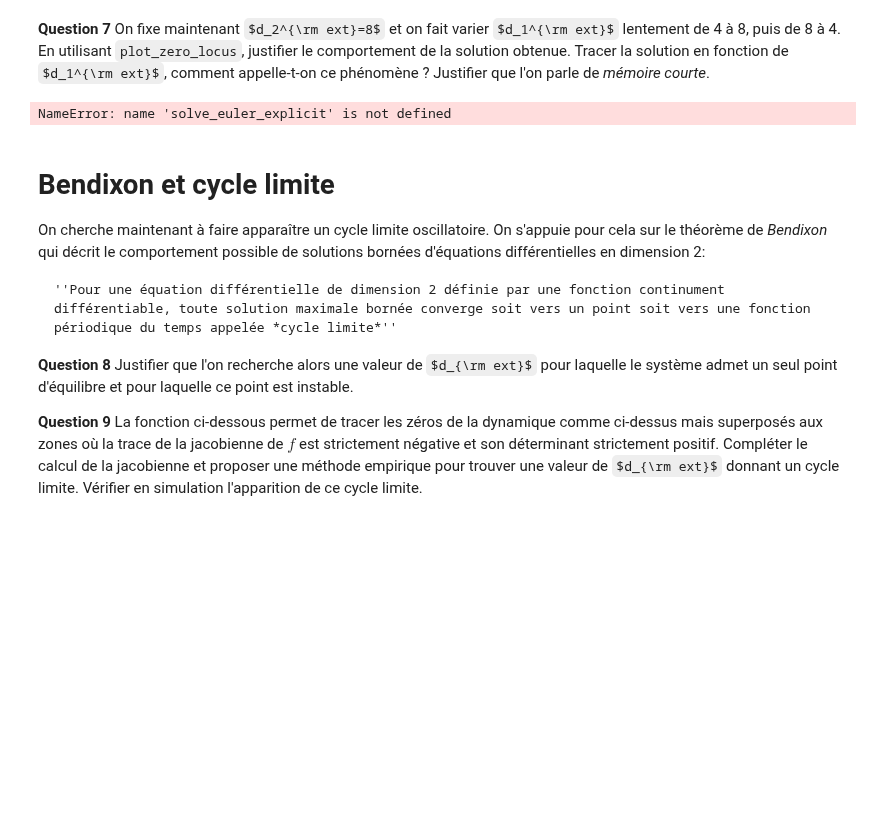
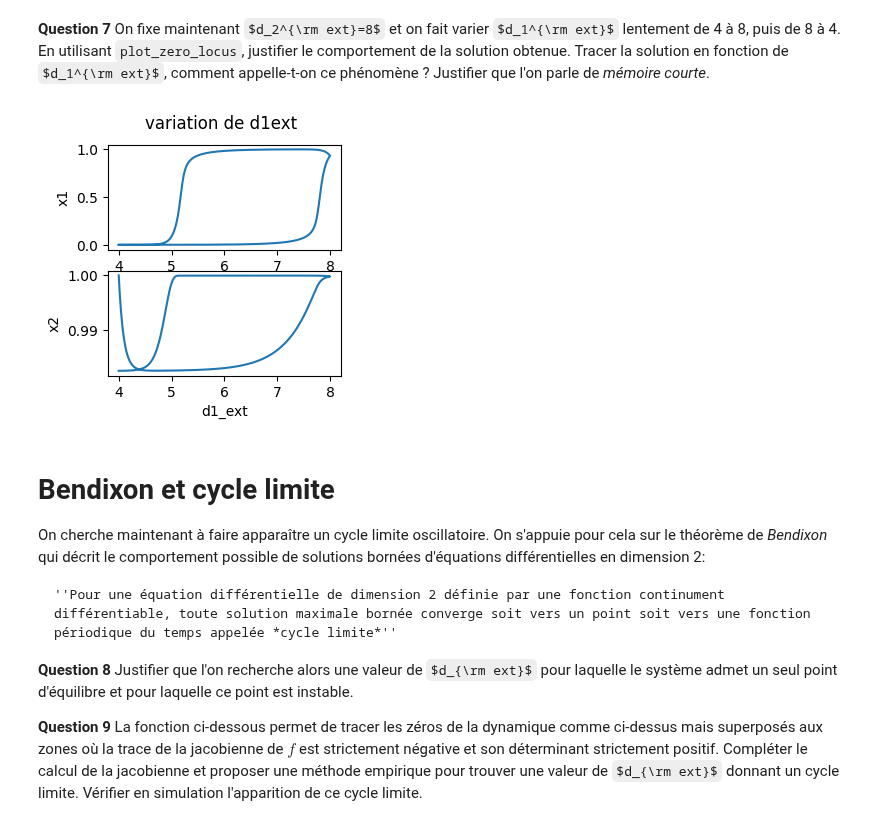
Before and after one commit to VDeumier/Projet_UE11, a Jupyter notebook: Projet Equations Différentielles.ipynb, the cells around one changed output. Drawn from its saved outputs; the diff is of its cells as text; code cells hidden in the pictures; some formulas as TeX source; blank space fills up the shorter version.

```diff
--- a/Projet Equations Différentielles.ipynb
+++ b/Projet Equations Différentielles.ipynb
@@ -198,15 +200,16 @@ Simulation des trajectoires
 **Question 4** Compléter la fonction ``solve_euler_explicit`` ci-dessous prenant en entrée une fonction $f: \mathbb{R}\times\mathbb{R}^n \to \mathbb{R}^n$ quelconque, une condition initiale $x_0$, un pas de temps $dt$, les temps initiaux et finaux, et renvoyant e vecteur des temps $t^j$ et de la solution $x^j$ du schéma d'Euler explicite appliqué à $\dot{x}=f(t,x)$.
 # %%
 def solve_euler_explicit(f, x0, dt, t0, tf):
-    n_iter=int((tf-t0)/dt)+1
-    time=[t0+i*dt for i in range(n_iter)]
-    resul=np.zeros((n_iter,n_iter))
-    while t<tf:
-        x=result[-1]
-        result.append(x+dt*f(t,x))
-        t+=dt
+    time=[t0]
+    values=[x0]
+    t=t0
+    x=x0
+    while t+dt<=tf:
+        x=x+dt*f(t,x)
+        t=t+dt
         time.append(t)
-    return time, result
+        values.append(x)
+    return time,values
 # %% [markdown]
 **Question 5** Expliquer (sans le faire) comment on pourrait trouver numériquement l'ordre de convergence de ce schéma.
 
@@ -246,18 +289,30 @@ IndexError: too many indices for array: array is 1-dimensional, but 2 were index
 # %%
 def d_ext_varying(t):
     d1_ext = (0.1*t+4)*(t<40)+(8-0.1*(t-40))*(t>=40)
     d2_ext = 8.0*np.ones(np.shape(t))
     return np.array([d1_ext,d2_ext])
 
 def f_d_ext_varying(t,x):
     return -x + sigmoid(np.dot(W,x)+d_ext_varying(t))
 
 x0 = np.array([0.0,1.0])
 dt = 0.1
 t0, tf = 0.0, 80.0
 time, x = solve_euler_explicit(f_d_ext_varying, x0, dt, t0, tf)
+x1=[x[i][0] for i in range(len(x))]
+x2=[x[i][1] for i in range(len(x))]
+d1_ext=[d_ext_varying(t)[0] for t in time]
+
+fig, (ax1, ax2) = plt.subplots(2)
+fig.suptitle("variation de d1ext")
+ax1.plot(d1_ext,x1)
+ax1.set(xlabel="d1_ext",ylabel="x1")
+ax2.plot(d1_ext,x2)
+ax2.set(xlabel="d1_ext",ylabel="x2")
+
+plt.show()
 # %% [output]
-NameError: name 'solve_euler_explicit' is not defined
+[figure, added]
 # %% [markdown]
 Bendixon et cycle limite
 ============================
```
Also changed, not shown: parts of 5 cells of this notebook.
